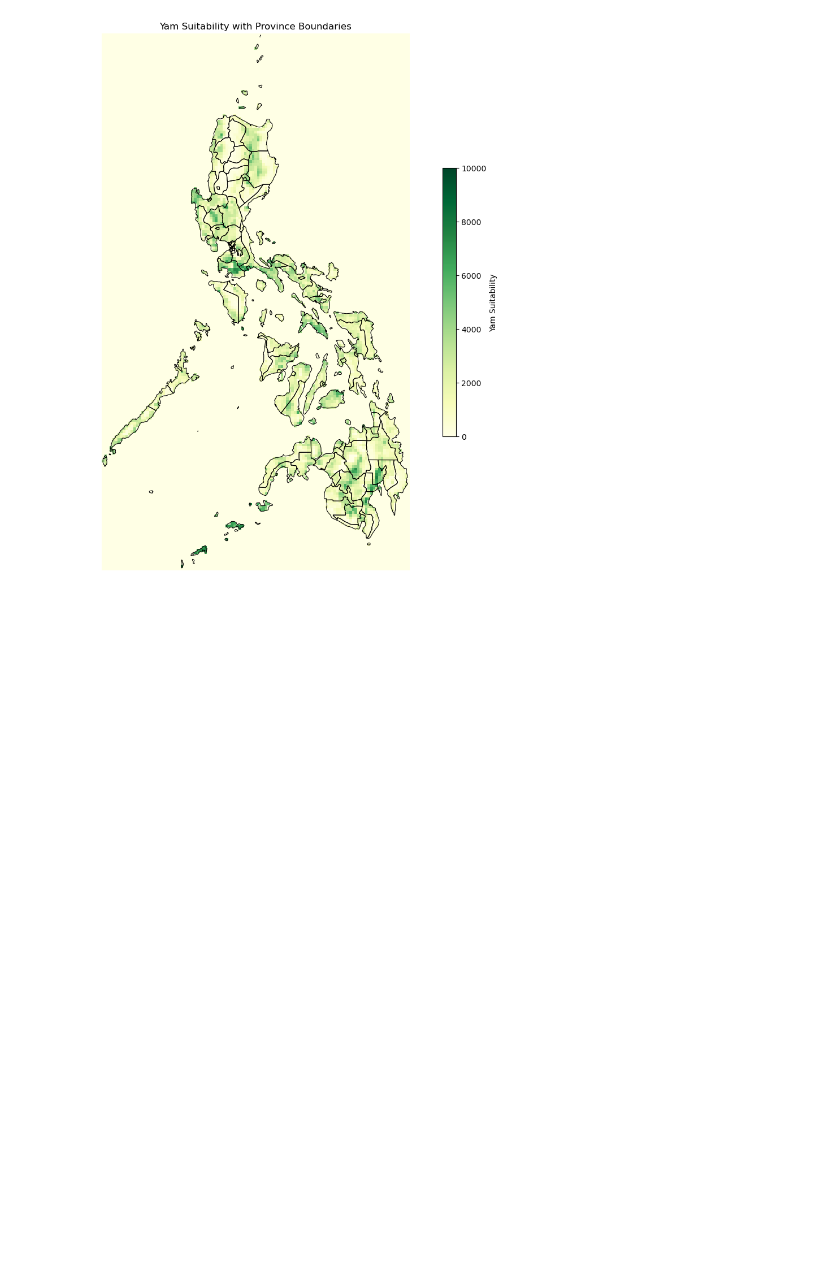
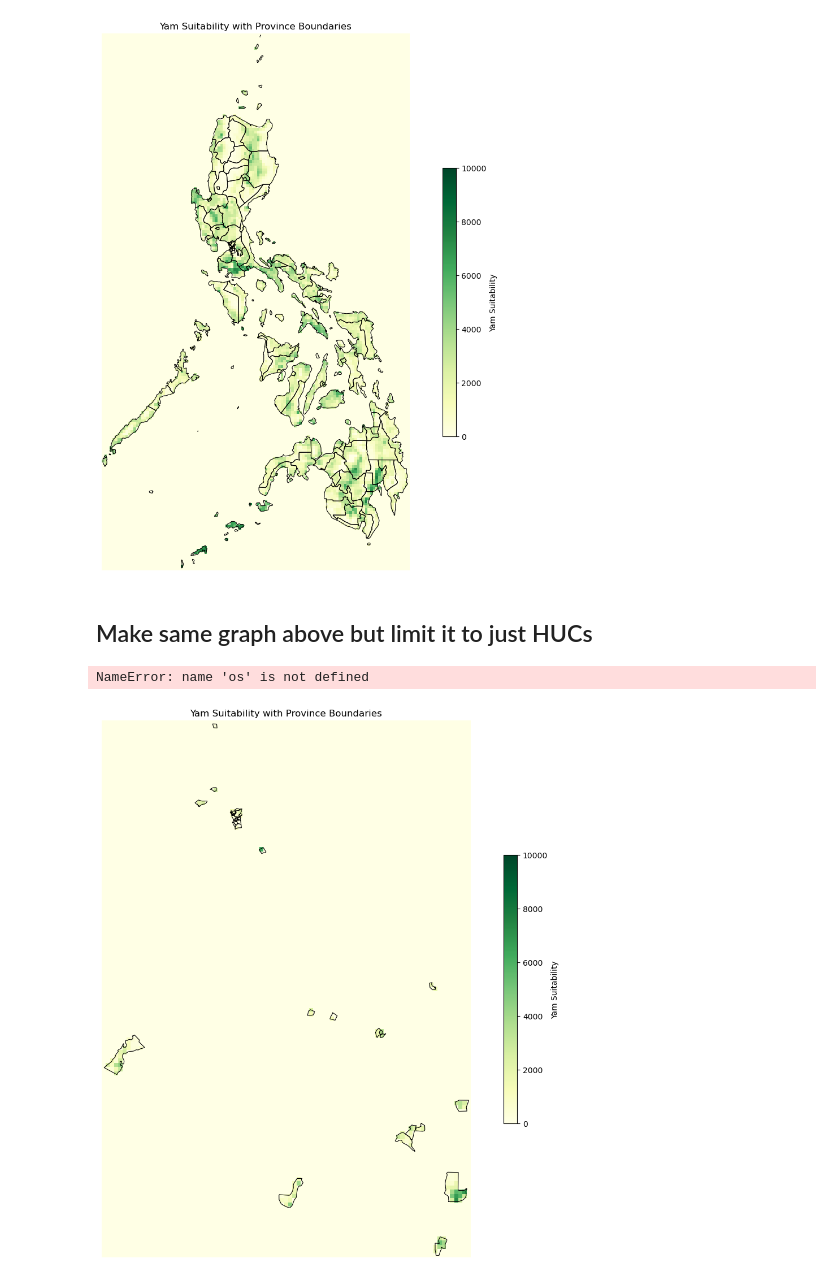
Before and after one commit to loistanglao/honors_thesis, a Jupyter notebook: code/ube_suit.ipynb, the cells around one changed output. Saved outputs shown, nothing was run; the diff lists cells and outputs as text; code cells hidden in the pictures; blank space fills up the shorter version.

```diff
--- a/code/ube_suit.ipynb
+++ b/code/ube_suit.ipynb
@@ -293,3 +293,47 @@ plt.savefig(os.path.join('../output', 'suitmap_green.svg'), bbox_inches='tight')
 plt.show()
 # %% [output]
 [figure]
+# %% [markdown]
+## Make same graph above but limit it to just HUCs
+# %%
+import geopandas as gpd
+import matplotlib.pyplot as plt
+import rasterio
+from rasterio.plot import show
+from rasterio.mask import mask
+
+provinces = gpd.read_file('../data/raw/ne_10m_admin_1_states_provinces/ne_10m_admin_1_states_provinces.shp')
+provinces = provinces[provinces['admin'] == 'Philippines']
+provinces = provinces[provinces['type'] == 'Highly Urbanized City']
+
+# Crop raster to province extent
+with rasterio.open('../data/raw/suit_data/DATA_GAEZ-V5_MAPSET_RES05-SXX_GAEZ-V5.RES05-SXX.HP0120.AGERA5.HIST.YAM.LRLM.tif') as src:
+    # Make sure CRS matches
+    provinces_reproj = provinces.to_crs(src.crs)
+
+    # Crop raster to province shapes
+    cropped, transform = mask(src, provinces_reproj.geometry, crop=True)
+    meta = src.meta.update({
+        'height': cropped.shape[1],
+        'width': cropped.shape[2],
+        'transform': transform
+    })
+
+fig, ax = plt.subplots(figsize=(12, 10))
+
+# Plot cropped raster
+img = show(cropped, transform=transform, ax=ax, cmap='YlGn', vmin=0, vmax=10000)
+plt.colorbar(img.get_images()[0], ax=ax, label='Yam Suitability', shrink=0.5)
+
+
+# Overlay province boundaries
+provinces_reproj.plot(ax=ax, facecolor='none', edgecolor='black', linewidth=0.8)
+
+ax.set_title('Yam Suitability with Province Boundaries')
+ax.set_axis_off()
+plt.tight_layout()
+plt.savefig(os.path.join('../output', 'suitmap_green.svg'), bbox_inches='tight')
+plt.show()
+# %% [output]
+NameError: name 'os' is not defined
+[figure, added]
```
Also changed, not shown: parts of 1 cell of this notebook, 2 other files.
